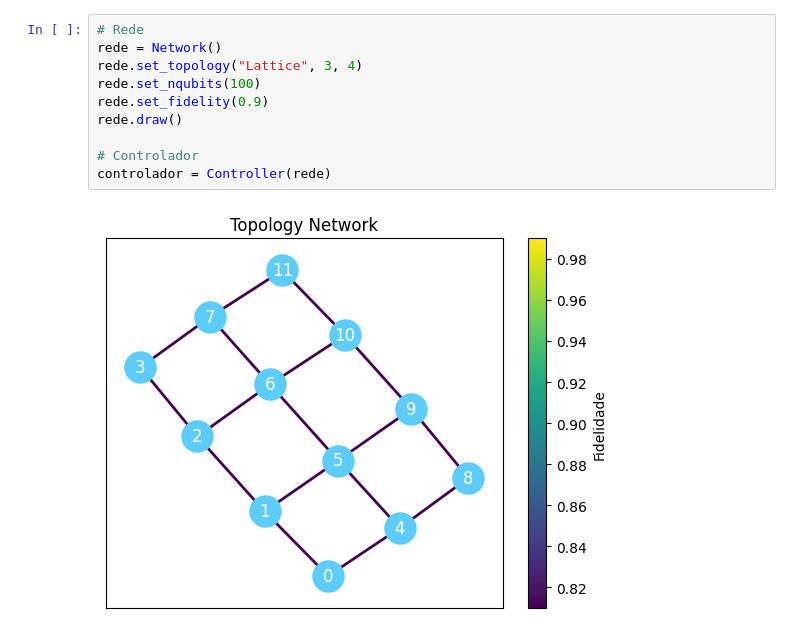
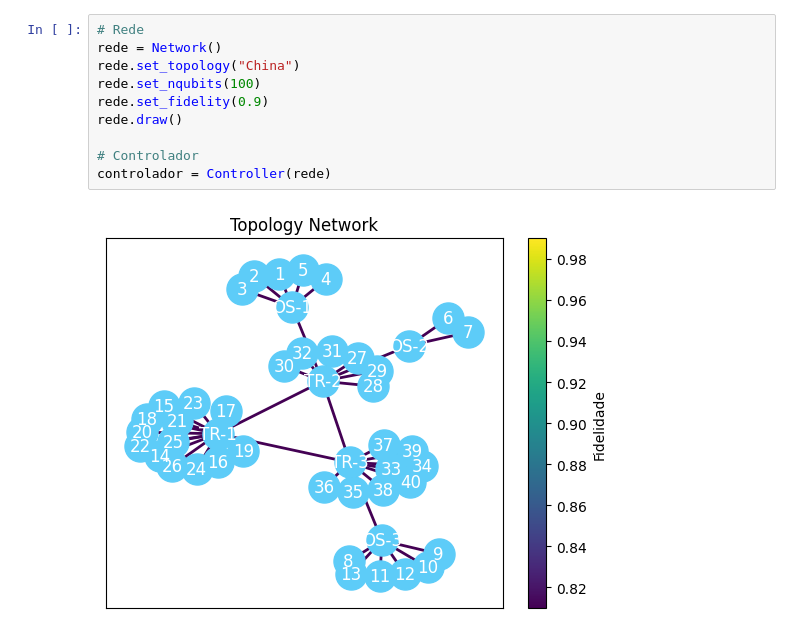
Before and after one commit to artuenric/Simulacoes-QKD, a Jupyter notebook: Simulação.ipynb, the cells around one changed output. Drawn from its saved outputs; the diff is of its cells as text.

```diff
--- a/Simulação.ipynb
+++ b/Simulação.ipynb
@@ -7,15 +4,15 @@ Importando EPR
 # %%
 # Rede
 rede = Network()
-rede.set_topology("Lattice", 3, 4)
+rede.set_topology("China")
 rede.set_nqubits(100)
 rede.set_fidelity(0.9)
 rede.draw()
 
 # Controlador
 controlador = Controller(rede)
 # %% [output]
-[figure, old version]
+[figure, new version]
 # %%
 # Simulação
 sim = Simulation(rede, controlador)
```
Also changed, not shown: parts of 3 cells of this notebook, 2 other files.
